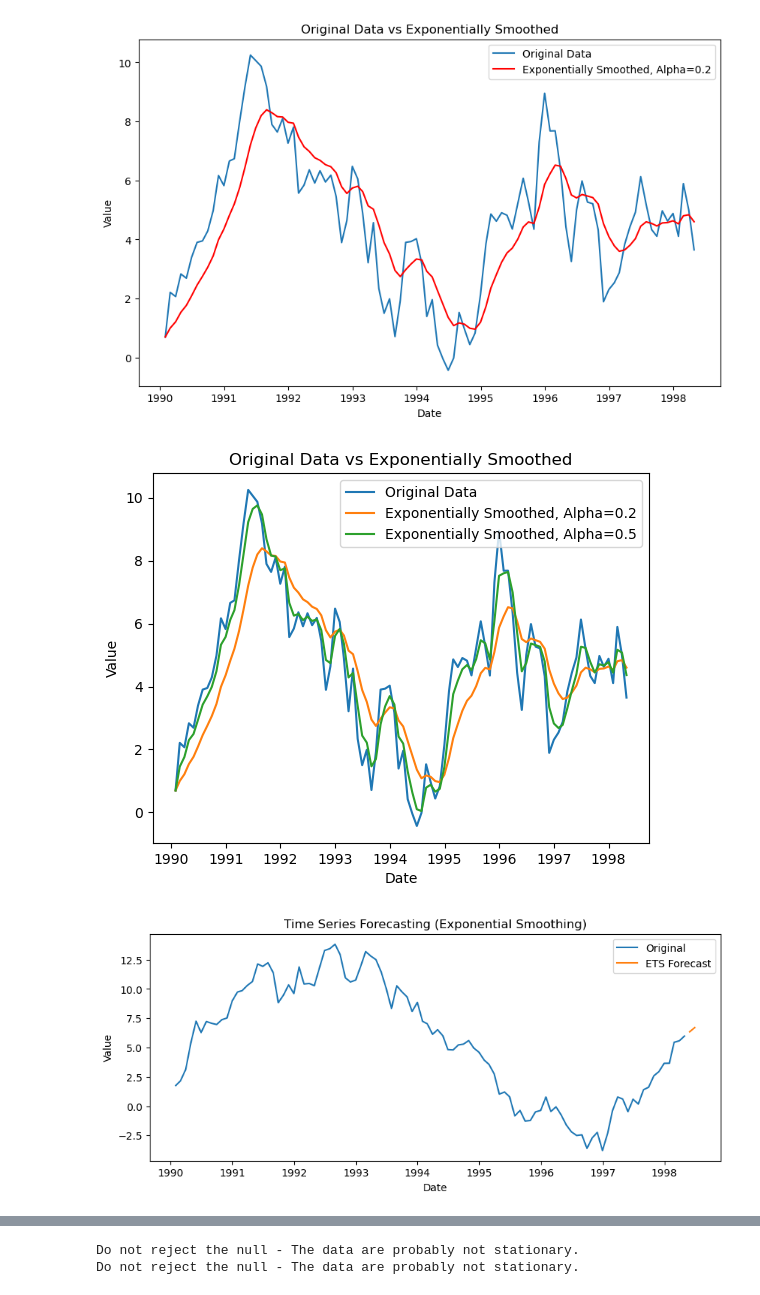
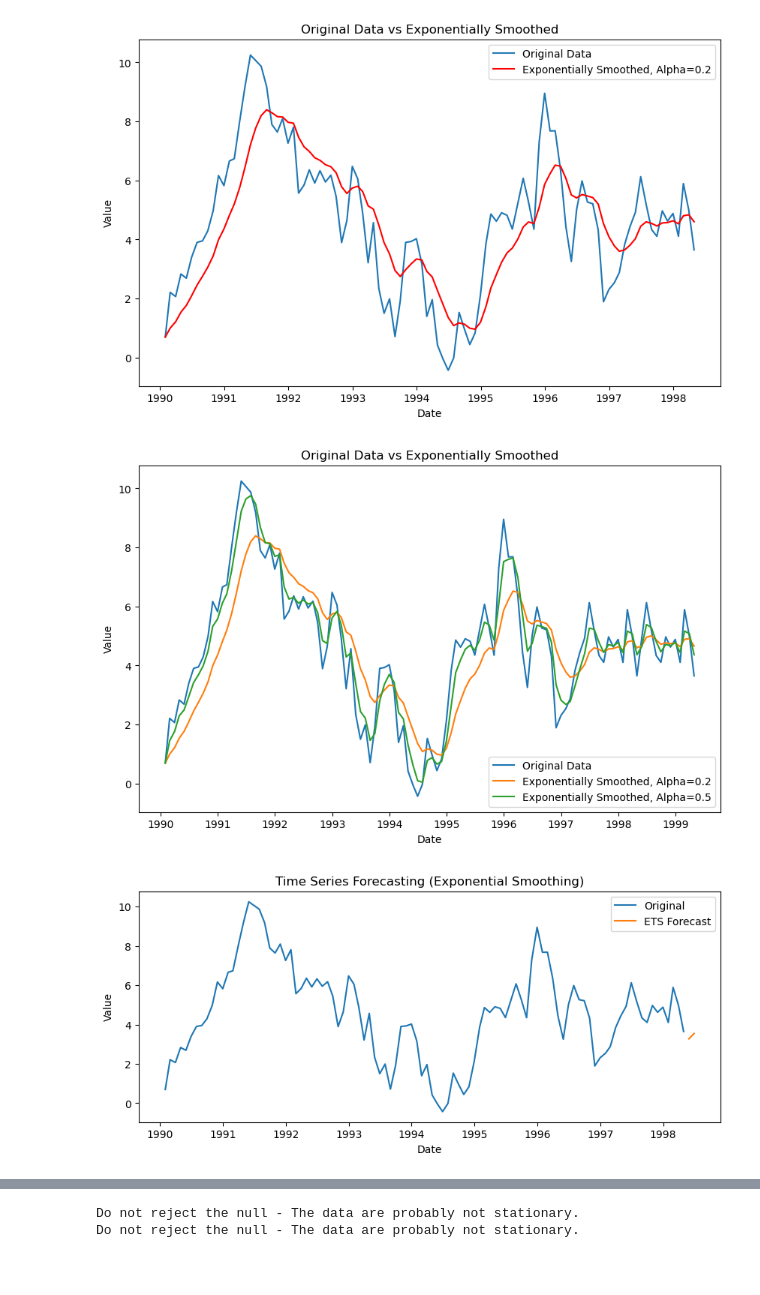
Before and after one commit to rjwrobel86/Python4Statistics, a Jupyter notebook: Notebooks/TimeSeriesAnalysis.ipynb, the cells around one changed output, grey strips where cells are left out. Drawn from its saved outputs; the diff is of its cells as text; code cells hidden in the pictures; blank space fills up the shorter version.

```diff
--- a/Notebooks/TimeSeriesAnalysis.ipynb
+++ b/Notebooks/TimeSeriesAnalysis.ipynb
@@ -77,22 +80,0 @@ Text(0, 0.5, 'Value')
-# %%
-import pandas as pd
-import matplotlib.pyplot as plt
-
-
-# Seasonality period (e.g., 12 for monthly data with yearly seasonality)
-seasonality = 12
-
-# Shift the data by the seasonality period to create the forecast
-df['seasonal_naive_forecast'] = df['Value'].shift(seasonality)
-
-# Plotting the original data and the forecast
-plt.figure(figsize=(10, 6))
-plt.plot(df.index, df['Value'], label='Original Data', marker='o', linestyle='-')
-plt.plot(df.index, df['seasonal_naive_forecast'], label='Seasonal Naive Forecast', marker='x', linestyle='--')
-
-plt.title('Original Data vs Seasonal Naive Forecast')
-plt.xlabel('Date')
-plt.ylabel('Value')
-plt.legend()
-plt.grid(True)
-plt.show()
@@ -101,13 +80,0 @@ plt.show()
-# %%
-seasonal_naive_forecast_q = []
-for i in range(12):
-    prev_season_value_q = df['Value'].iloc[-(i + 1) % 4]  #Get the value from the same quarter of the previous year
-    seasonal_naive_forecast_q.append(prev_season_value_q)
-
-plt.figure(figsize=(10, 6))
-plt.plot(df.index, df['Value'], label='Original Data')
-plt.plot(pd.date_range(start=df.index[-1], periods=12, freq='Q'), seasonal_naive_forecast_q, color='green', linestyle='--', label='Seasonal Naive Forecast - Quarterly')
-
-plt.title('Original Data and Forecast')
-plt.xlabel('Date')
-plt.ylabel('Value')
@@ -163,6 +126,7 @@ plt.show()
 [figure]
 # %%
 #Exponential Smoothing w/ Pandas
+plt.figure(figsize=(10, 6))
 plt.plot(df.index, df['Value'], label='Original Data')
 alphas = [0.2,0.5]  #Smoothing factor
 
@@ -176,24 +140,24 @@ plt.ylabel('Value')
 plt.legend()
 plt.show()
 # %% [output]
-[figure, old version]
+[figure, new version]
 # %%
 #Exponential Smoothing w/ Statsmodels
-model_ets = sm.tsa.ExponentialSmoothing(df['Value'], trend='add', seasonal='add', seasonal_periods=4)
+model_ets = sm.tsa.ExponentialSmoothing(df['Value'], trend='add', seasonal='add', seasonal_periods=12)
 results_ets = model_ets.fit()
 forecast_ets = results_ets.predict(start=100, end=101)
 
 #Plot the original data and the exponential smoothing forecasted values
 plt.figure(figsize=(10, 4))
 plt.plot(df['Value'], label='Original')
 plt.plot(forecast_ets, label='ETS Forecast')
 plt.title('Time Series Forecasting (Exponential Smoothing)')
 plt.xlabel('Date')
 plt.ylabel('Value')
 plt.legend(loc='best')
 plt.show()
 # %% [output]
-[figure, old version]
+[figure, new version]
 # %%
 #Decompose the time series into trend, seasonality, and residual components
 decomposition = sm.tsa.seasonal_decompose(df['Value'], model='additive') #Or model = multiplicative
```
Also changed, not shown: parts of 8 cells of this notebook, 24 other files.
